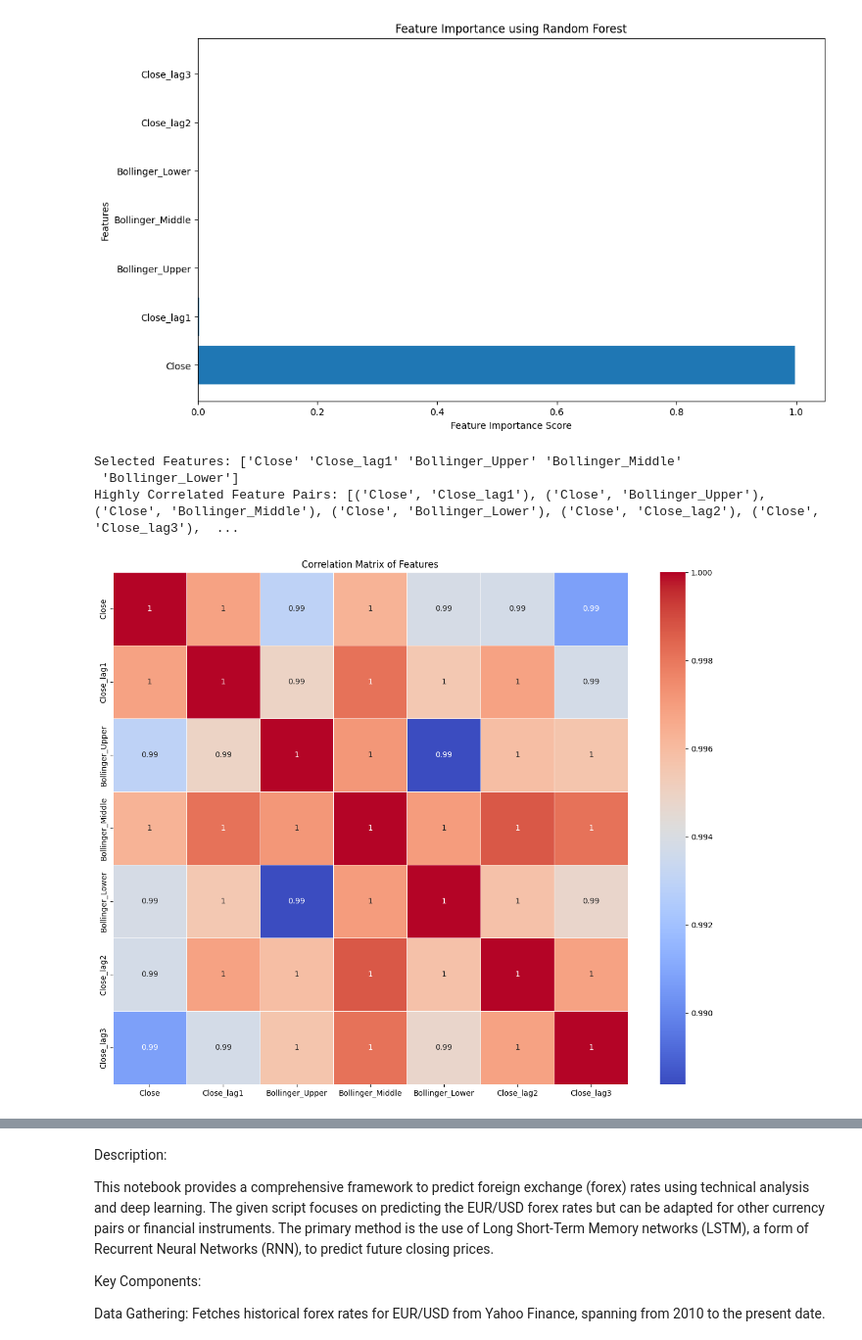
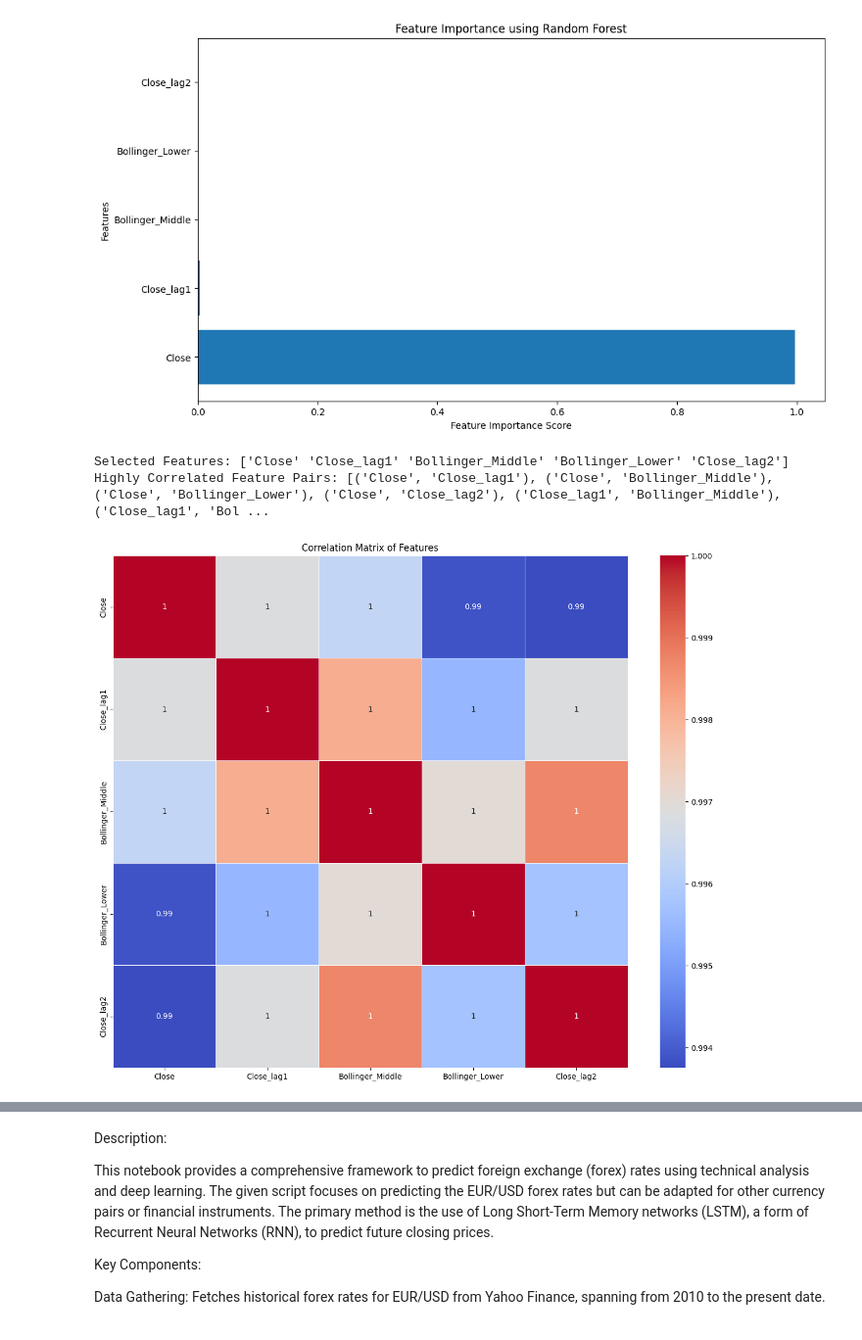
Before and after one commit to mjgpinheiro/Physics_models, a Jupyter notebook: FinancialTimeSeries_Forecasting_with_LSTM.ipynb, the cells around one changed output, grey strips where cells are left out. Shown: that part at 98% size. Cells and saved outputs as stored; diff of their text form; code cells hidden in the pictures.

```diff
--- a/FinancialTimeSeries_Forecasting_with_LSTM.ipynb
+++ b/FinancialTimeSeries_Forecasting_with_LSTM.ipynb
@@ -18,6 +18,8 @@ from sklearn.preprocessing import MinMaxScaler
 from sklearn.metrics import mean_squared_error, mean_absolute_error
 from statsmodels.tsa.seasonal import seasonal_decompose
 from sklearn.ensemble import RandomForestRegressor
+from sklearn.feature_selection import RFE
+
 
 # Gather Data
 symbol = "GBPCAD=X"
@@ -187,6 +189,7 @@ train_size = int(len(df_euraud) * 0.8)  # replace 0.8 if you're using a differen
 
 # Ensure that your input_features are correct (it seems from your code you're using lag features and others)
 input_features = ['Close', 'Close_lag1', 'Bollinger_Upper', 'Bollinger_Middle', 'Bollinger_Lower', 'Close_lag2', 'Close_lag3']
+input_features = ['Close', 'Close_lag1', 'Bollinger_Middle', 'Bollinger_Lower', 'Close_lag2']
 
 # Then you can proceed with training your RandomForestRegressor
 rf = RandomForestRegressor(n_estimators=100)
@@ -284,5 +287,4 @@ MAE: 0.01935525496882968
-[figure, old version]
+[figure, new version]
-Selected Features: ['Close' 'Close_lag1' 'Bollinger_Upper' 'Bollinger_Middle'
- 'Bollinger_Lower']
-Highly Correlated Feature Pairs: [('Close', 'Close_lag1'), ('Close', 'Bollinger_Upper'), ('Close', 'Bollinger_Middle'), ('Close', 'Bollinger_Lower'), ('Close', 'Close_lag2'), ('Close', 'Close_lag3'),  ...
+Selected Features: ['Close' 'Close_lag1' 'Bollinger_Middle' 'Bollinger_Lower' 'Close_lag2']
+Highly Correlated Feature Pairs: [('Close', 'Close_lag1'), ('Close', 'Bollinger_Middle'), ('Close', 'Bollinger_Lower'), ('Close', 'Close_lag2'), ('Close_lag1', 'Bollinger_Middle'), ('Close_lag1', 'Bol ...
-[figure, old version]
+[figure, new version]
```
Also changed, not shown: parts of 1 cell of this notebook.
